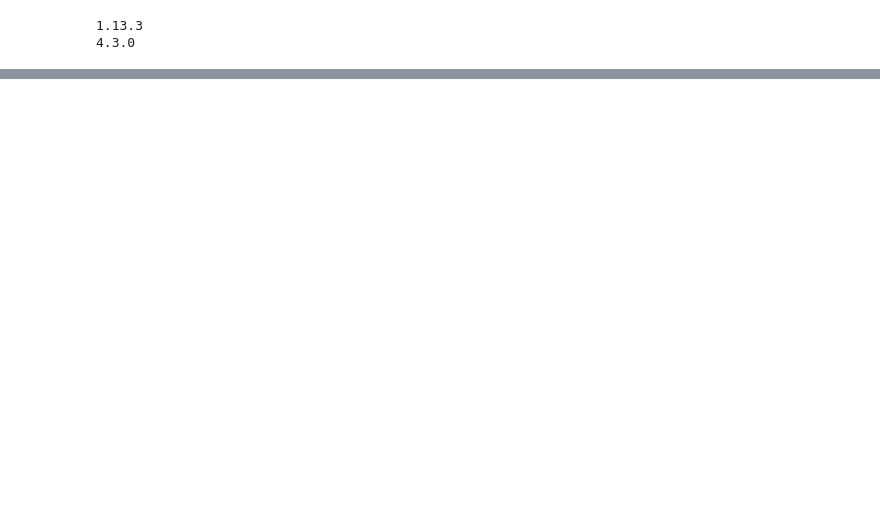
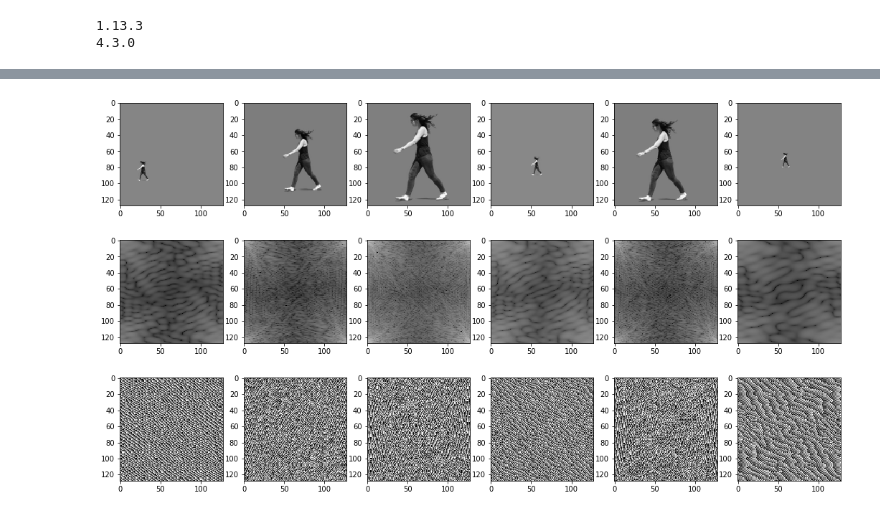
Before and after one commit to oracleofnj/spectral-repr-cnns, a Jupyter notebook: src/Untitled.ipynb, the cells around one changed output, grey strips where cells are left out. Cells and saved outputs as stored; diff of their text form; code cells hidden in the pictures; blank space fills up the shorter version.

```diff
--- a/src/Untitled.ipynb
+++ b/src/Untitled.ipynb
@@ -41,0 +66,10 @@ for i in range(10):
+# %%
+fig, axes = plt.subplots(3, 6, figsize=(18, 10))
+for j in range(6):
+    random_doggo = np.random.choice(100)
+    axes[0,j].imshow(dogs[2, random_doggo], cmap='gray')
+    axes[1,j].imshow(np.log(doggo_magnitudes[2, random_doggo]), cmap='gray')
+    axes[2,j].imshow(doggo_angles[2, random_doggo], cmap='gray')
+plt.show()
+# %% [output]
+[figure, added]
```
Also changed, not shown: parts of 18 cells of this notebook, 1 other file.
